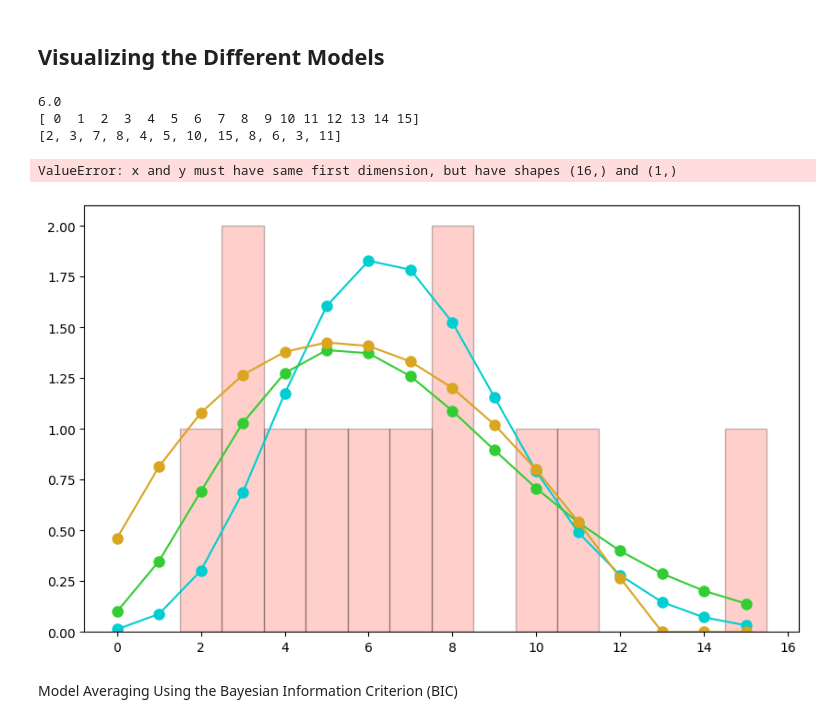
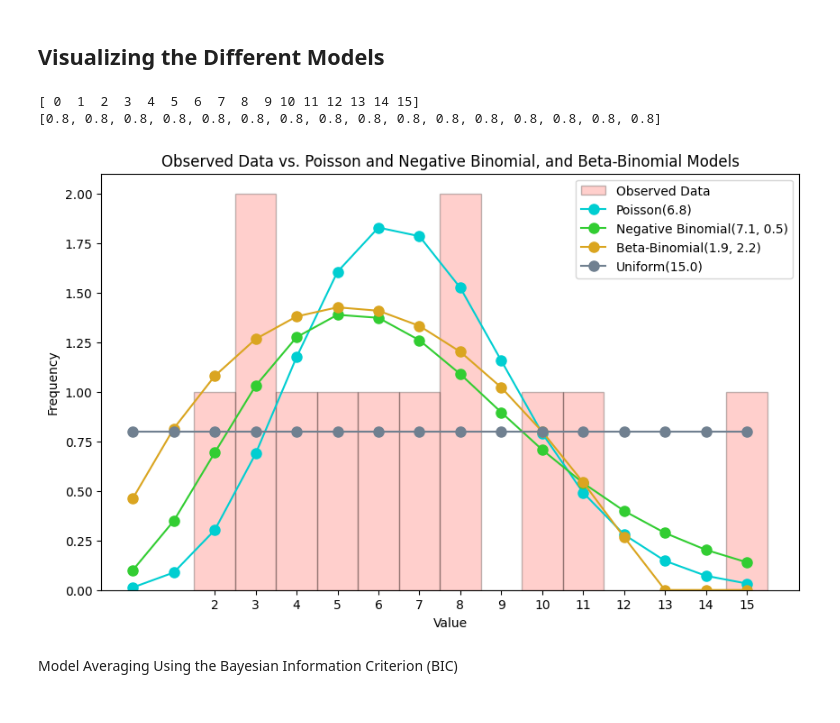
Before and after one commit to AlexFiliakov/bayesian-case-study, a Jupyter notebook: bayesian_case_study.ipynb, the cells around one changed output. Saved outputs shown, nothing was run; the diff lists cells and outputs as text; code cells hidden in the pictures.

```diff
--- a/bayesian_case_study.ipynb
+++ b/bayesian_case_study.ipynb
@@ -188,7 +188,7 @@ BIC for the Negative Binomial model: 84.33
 # Define the Uniform distribution PMF
 def uniform_pmf(k, n):
     k = np.asarray(k)  # Ensure k is a numpy array
-    return [1 / n if j < n else 0 for j in k]
+    return [1 / n if j <= n else 0 for j in k]
 
 # Define the negative log-likelihood function for the Uniform distribution
 def neg_log_likelihood_uniform(params, data):
@@ -233,43 +233,41 @@ plt.hist(y, bins=np.arange(min(y)-0.5, max(y) + 1.5), alpha=0.25, color='#FF4136
 
 x = np.arange(0, max(y) + 1)
 
 # Overlay the expected Poisson distribution
 poisson_pmf = poisson.pmf(x, mean_y) * len(y)  # Scale the PMF by the number of observations
-plt.plot(x, poisson_pmf, 'o-', label=f'Poisson ({round(mean_y,1)})', color='#00CED1', markersize=8)
+plt.plot(x, poisson_pmf, 'o-', label=f'Poisson({round(mean_y,1)})', color='#00CED1', markersize=8)
 
 # Calculate the expected Negative Binomial probabilities
 nbinom_pmf = nbinom.pmf(x, r_fitted, p_fitted) * len(y)  # Scale the PMF by the number of observations
 
 # Overlay the fitted Negative Binomial distribution
-plt.plot(x, nbinom_pmf, 'o-', label=f'Negative Binomial ({round(r_fitted,1)}, {round(p_fitted,1)})', color='#32CD32', markersize=8)
+plt.plot(x, nbinom_pmf, 'o-', label=f'Negative Binomial({round(r_fitted,1)}, {round(p_fitted,1)})', color='#32CD32', markersize=8)
 
 # Calculate the expected Beta-Binomial probabilities
 beta_binom_pmf = beta_binomial_pmf(x, len(y), alpha_fitted, beta_fitted)
 
 # Overlay the fitted Beta-Binomial distribution
-plt.plot(x, beta_binom_pmf, 'o-', label=f'Beta-Binomial ({round(alpha_fitted,1)}, {round(beta_fitted,1)})', color='#DAA520', markersize=8)
+plt.plot(x, beta_binom_pmf, 'o-', label=f'Beta-Binomial({round(alpha_fitted,1)}, {round(beta_fitted,1)})', color='#DAA520', markersize=8)
 
 # Calculate the expected Uniform probabilities
-uniform_pmf_values = uniform_pmf(x, n_fitted) * len(y)  # Scale the PMF by the number of observations
+uniform_pmf_values = uniform_pmf(x, n_fitted)
+uniform_pmf_values = [x * len(y) for x in uniform_pmf_values]  # Scale the PMF by the number of observations
+print(x)
 print(uniform_pmf_values)
-print(x)
-print(y)
 # Overlay the fitted Uniform distribution
-plt.plot(x, uniform_pmf_values, 'o-', label=f'Uniform ({round(n_fitted,1)})', color='#FFA500', markersize=8)
+plt.plot(x, uniform_pmf_values, 'o-', label=f'Uniform({round(n_fitted,1)})', color='#708090', markersize=8)
 
 # Set x-axis labels for every element
 plt.xticks(np.arange(min(y), max(y) + 1))
 
 plt.title('Observed Data vs. Poisson and Negative Binomial, and Beta-Binomial Models')
 plt.xlabel('Value')
 plt.ylabel('Frequency')
 plt.legend()
 plt.show()
 # %% [output]
-6.0
 [ 0  1  2  3  4  5  6  7  8  9 10 11 12 13 14 15]
-[2, 3, 7, 8, 4, 5, 10, 15, 8, 6, 3, 11]
+[0.8, 0.8, 0.8, 0.8, 0.8, 0.8, 0.8, 0.8, 0.8, 0.8, 0.8, 0.8, 0.8, 0.8, 0.8, 0.8]
-ValueError: x and y must have same first dimension, but have shapes (16,) and (1,)
-[figure, old version]
+[figure, new version]
 # %% [markdown]
 Model Averaging Using the Bayesian Information Criterion (BIC)
```
Also changed, not shown: parts of 2 cells of this notebook.
